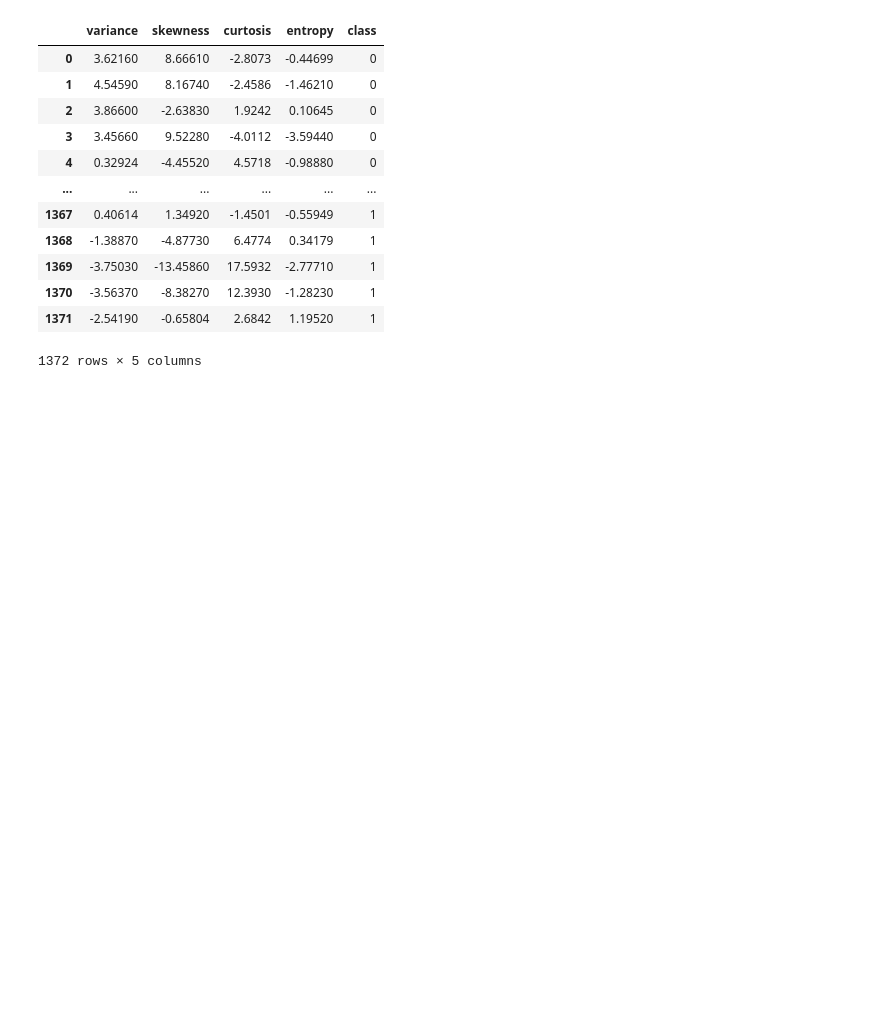
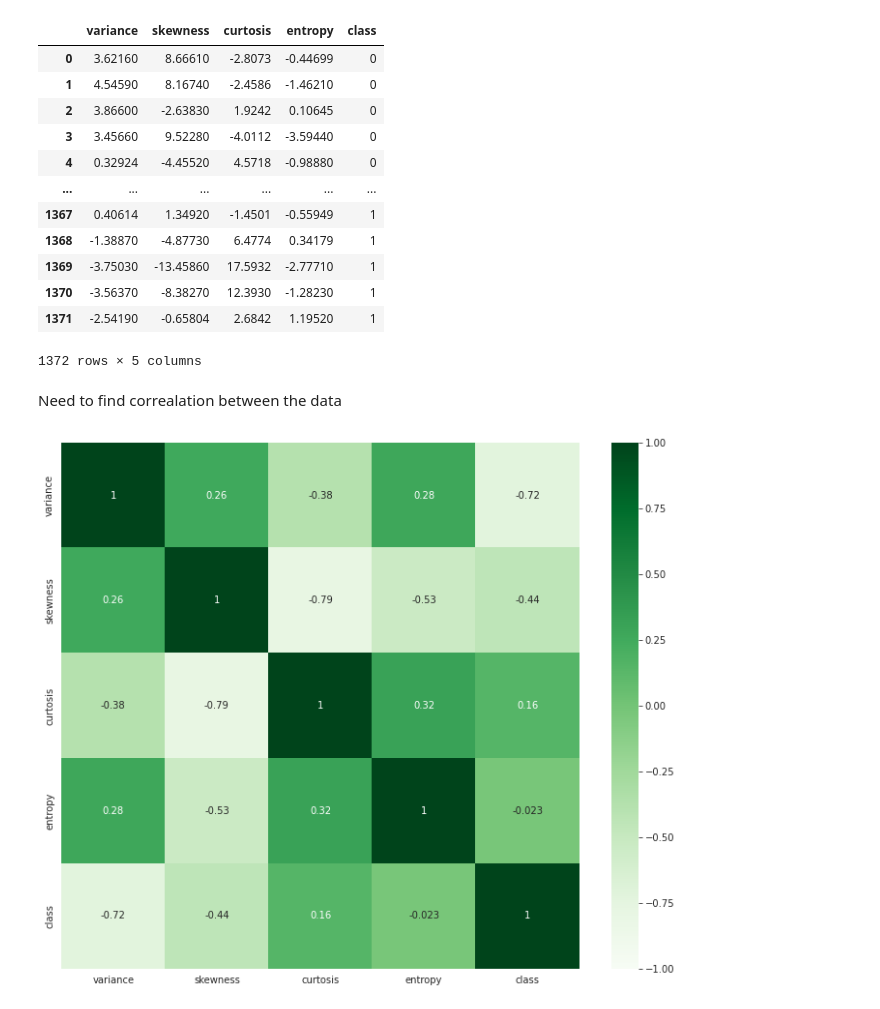
Before and after one commit to UmutMD/Bank-Note-Authentication-UCI_Model, a Jupyter notebook: Bank_Note_Authentication_UCI.ipynb, the cells around one changed output. Drawn from its saved outputs; the diff is of its cells as text; code cells hidden in the pictures; blank space fills up the shorter version.

Commit message:
Add files via upload
Visualizing the data

```diff
--- a/Bank_Note_Authentication_UCI.ipynb
+++ b/Bank_Note_Authentication_UCI.ipynb
@@ -55,3 +55,11 @@ df
 | 1370 | -3.56370 | -8.38270 | 12.3930 | -1.28230 | 1 |
 | 1371 | -2.54190 | -0.65804 | 2.6842 | 1.19520 | 1 |
 1372 rows × 5 columns
+# %% [markdown]
+Need to find correalation between the data
+# %%
+plt.figure(figsize=(12,10))
+sns.heatmap(df.corr(), annot=True, vmin =-1.0, cmap='Greens')
+plt.show()
+# %% [output]
+[figure, added]
```
Also changed, not shown: parts of 7 cells of this notebook.
